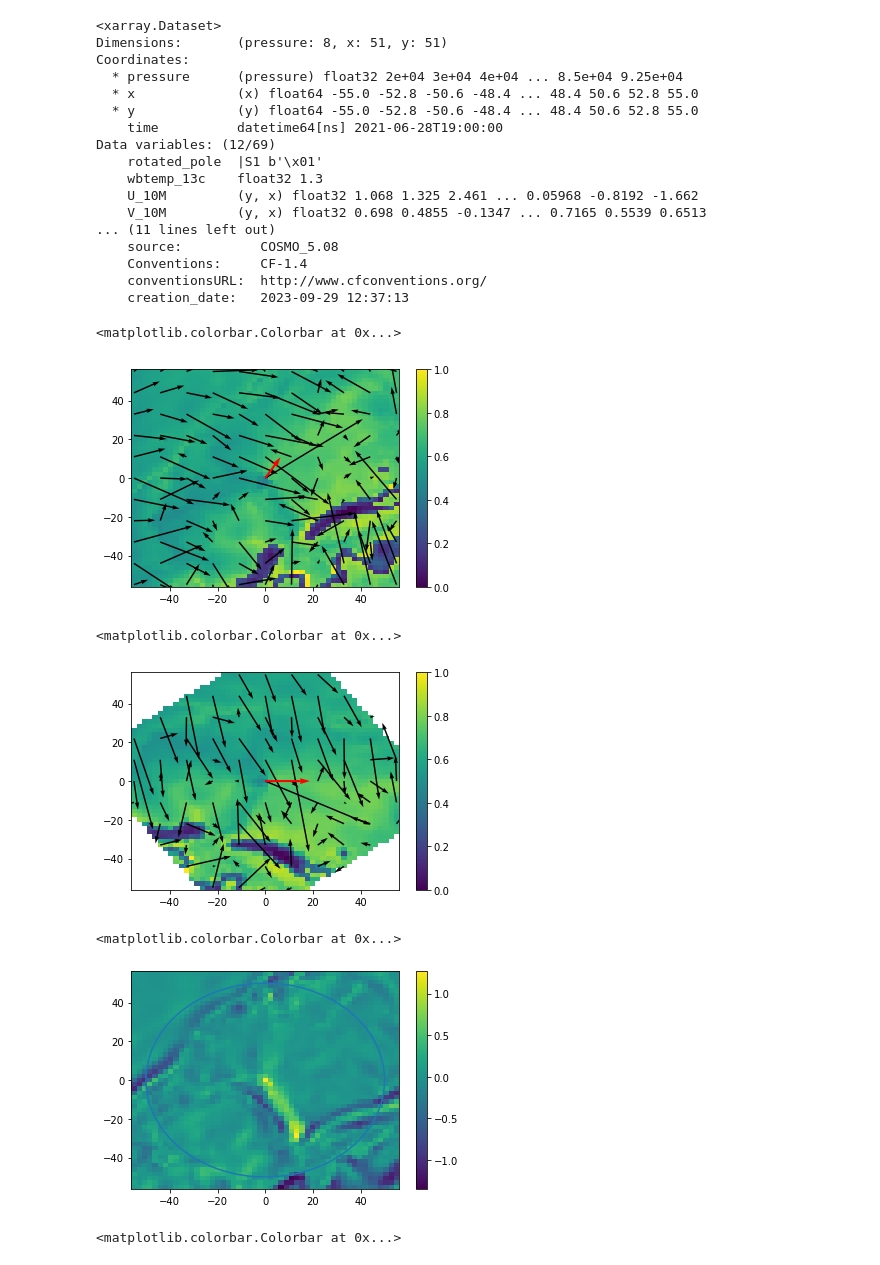
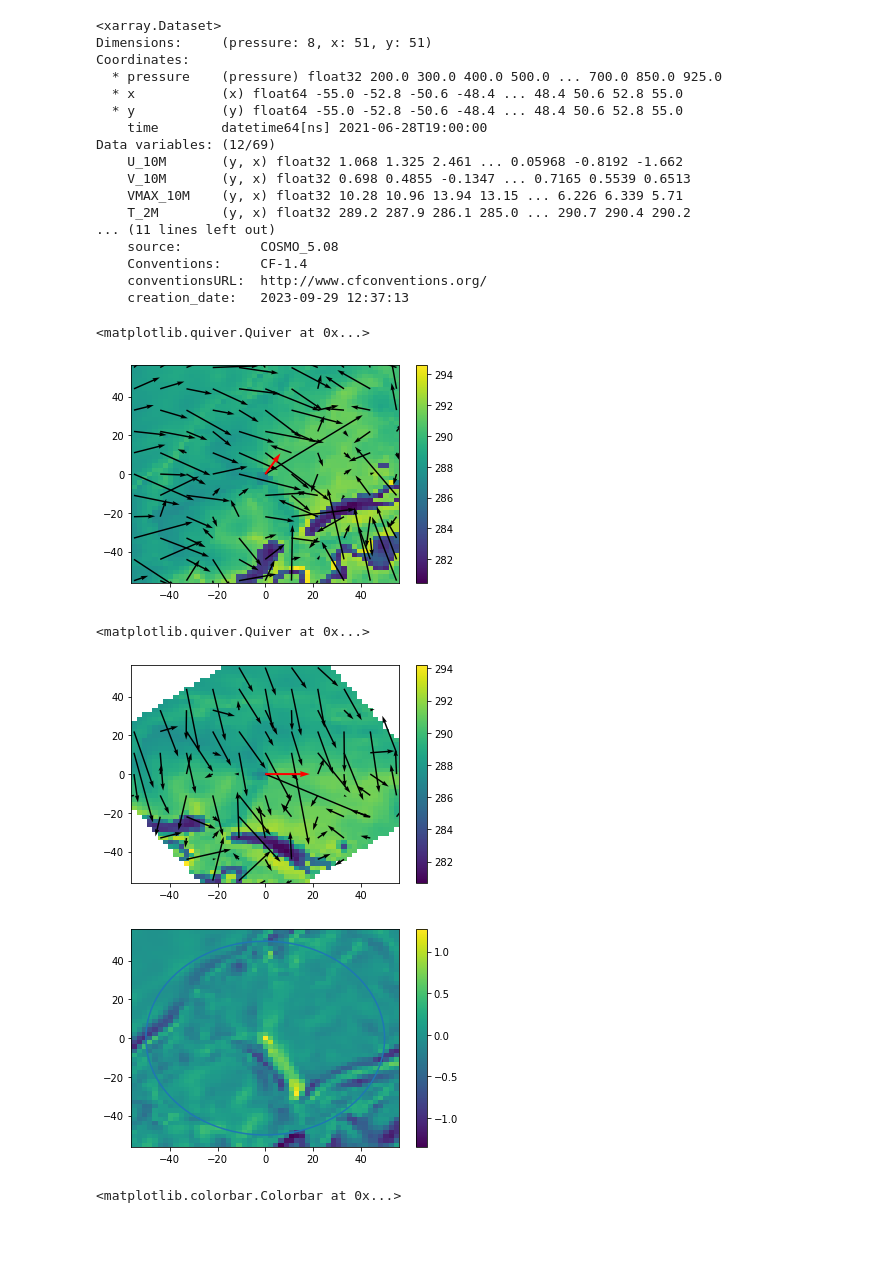
Before and after one commit to KillianBrennan/cookie_cutter, a Jupyter notebook: test_extractor.ipynb, the cells around one changed output. Cells and saved outputs as stored; diff of their text form; code cells hidden in the pictures; blank space fills up the shorter version.

```diff
--- a/test_extractor.ipynb
+++ b/test_extractor.ipynb
@@ -32,5 +47,14 @@ dict_keys(['cell_id', 'parent', 'child', 'merged_to', 'died_of', 'lifespan', 'da
 # %%
 env = ee.load_environments(dir_env, now)
+# %%
+const = ee.load_constants(dir_env)
+env = xr.merge([env, const], combine_attrs="override", compat="override")
 # %%
 cookie = ee.cutout_cookie(cell, env, now)
-cookie
+cookie = ee.add_secondary_variables(cookie)
+
+cookie = ee.rotate_cookie(cookie, cell)
+
+cookie = ee.mask_disk(cookie, 25)
+
+# cookie = ee.mask_topography(cookie)
@@ -60,17 +78,17 @@ cookie = ee.add_secondary_variables(cookie)
 cookie
 # %% [output]
 <xarray.Dataset>
-Dimensions:       (pressure: 8, x: 51, y: 51)
+Dimensions:     (pressure: 8, x: 51, y: 51)
 Coordinates:
-  * pressure      (pressure) float32 2e+04 3e+04 4e+04 ... 8.5e+04 9.25e+04
-  * x             (x) float64 -55.0 -52.8 -50.6 -48.4 ... 48.4 50.6 52.8 55.0
-  * y             (y) float64 -55.0 -52.8 -50.6 -48.4 ... 48.4 50.6 52.8 55.0
-    time          datetime64[ns] 2021-06-28T19:00:00
+  * pressure    (pressure) float32 200.0 300.0 400.0 500.0 ... 700.0 850.0 925.0
+  * x           (x) float64 -55.0 -52.8 -50.6 -48.4 ... 48.4 50.6 52.8 55.0
+  * y           (y) float64 -55.0 -52.8 -50.6 -48.4 ... 48.4 50.6 52.8 55.0
+    time        datetime64[ns] 2021-06-28T19:00:00
 Data variables: (12/69)
-    rotated_pole  |S1 b'\x01'
-    wbtemp_13c    float32 1.3
-    U_10M         (y, x) float32 1.068 1.325 2.461 ... 0.05968 -0.8192 -1.662
-    V_10M         (y, x) float32 0.698 0.4855 -0.1347 ... 0.7165 0.5539 0.6513
+    U_10M       (y, x) float32 1.068 1.325 2.461 ... 0.05968 -0.8192 -1.662
+    V_10M       (y, x) float32 0.698 0.4855 -0.1347 ... 0.7165 0.5539 0.6513
+    VMAX_10M    (y, x) float32 10.28 10.96 13.94 13.15 ... 6.226 6.339 5.71
+    T_2M        (y, x) float32 289.2 287.9 286.1 285.0 ... 290.7 290.4 290.2
 ... (11 lines left out)
     source:          COSMO_5.08
     Conventions:     CF-1.4
@@ -78,33 +96,32 @@ Data variables: (12/69)
     creation_date:   2023-09-29 12:37:13
 # %%
 pressure = 925
-plt.pcolormesh(cookie.x,cookie.y,cookie.T.sel(pressure= pressure * 100))
+plt.pcolormesh(cookie.x,cookie.y,cookie.T.sel(pressure= pressure))
+plt.colorbar()
 stride= 5
-plt.quiver(cookie.x[::stride],cookie.y[::stride],cookie.U.sel(pressure=pressure * 100)[::stride,::stride],cookie.V.sel(pressure=pressure * 100)[::stride,::stride], scale=30)
+plt.quiver(cookie.x[::stride],cookie.y[::stride],cookie.U.sel(pressure=pressure)[::stride,::stride],cookie.V.sel(pressure=pressure)[::stride,::stride], scale=30)
 plt.quiver(0,0,u_storm,v_storm, scale=30, color='r')
-plt.colorbar()
 # %% [output]
-<matplotlib.colorbar.Colorbar at 0x...>
+<matplotlib.quiver.Quiver at 0x...>
-[figure, old version]
+[figure, new version]
 # %%
 r_cookie = ee.rotate_cookie(cookie,cell)
 # %%
 pressure = 925
-plt.pcolormesh(r_cookie.x,r_cookie.y,r_cookie.T.sel(pressure= pressure * 100))
+plt.pcolormesh(r_cookie.x,r_cookie.y,r_cookie.T.sel(pressure= pressure))
+plt.colorbar()
 stride= 5
-plt.quiver(cookie.x[::stride],r_cookie.y[::stride],r_cookie.U.sel(pressure=pressure * 100)[::stride,::stride],r_cookie.V.sel(pressure=pressure * 100)[::stride,::stride], scale=30)
+plt.quiver(cookie.x[::stride],r_cookie.y[::stride],r_cookie.U.sel(pressure=pressure)[::stride,::stride],r_cookie.V.sel(pressure=pressure)[::stride,::stride], scale=30)
 plt.quiver(0,0,5,0, scale=30, color='r')
-plt.colorbar()
 # %% [output]
-<matplotlib.colorbar.Colorbar at 0x...>
+<matplotlib.quiver.Quiver at 0x...>
-[figure, old version]
+[figure, new version]
 # %%
-plt.pcolormesh(cookie.x,cookie.y,cookie.W.sel(pressure=92500).squeeze())
+plt.pcolormesh(cookie.x,cookie.y,cookie.W.sel(pressure=925).squeeze())
+plt.colorbar()
 # plot circle
 circle = plt.plot(np.sin(np.linspace(0,2*np.pi,100))*50,np.cos(np.linspace(0,2*np.pi,100))*50)
-plt.colorbar()
 # %% [output]
-<matplotlib.colorbar.Colorbar at 0x...>
 [figure]
 # %%
 plt.pcolormesh(cookie.x,cookie.y,cookie.DHAIL_MX)
```
Also changed, not shown: parts of 25 cells of this notebook, 3 other files.
